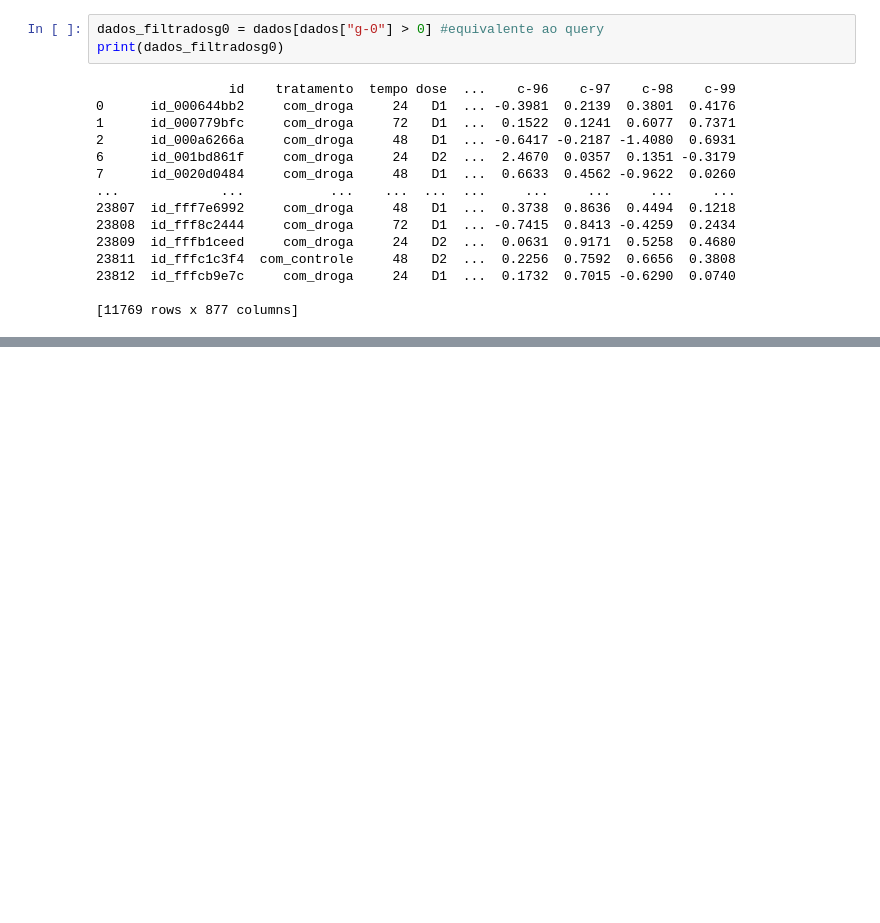
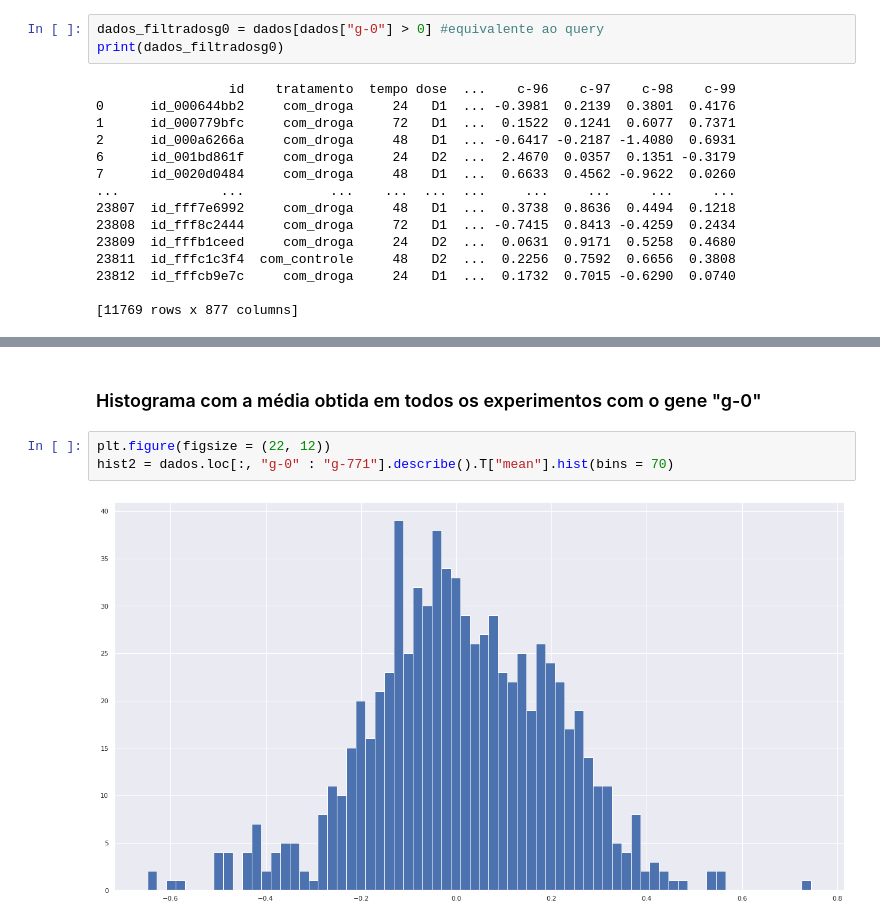
Before and after one commit to RFFSoftwareEngineering/DataScienceProject, a Jupyter notebook: DataScienceProject.ipynb, the cells around one changed output, grey strips where cells are left out. Drawn from its saved outputs; the diff is of its cells as text; blank space fills up the shorter version.

```diff
--- a/DataScienceProject.ipynb
+++ b/DataScienceProject.ipynb
@@ -170,0 +255,7 @@ Até aqui ja podemos observar como essa base de dados oferece uma ampla gama de
+# %% [markdown]
+### Histograma com a média obtida em todos os experimentos com o gene "g-0"
+# %%
+plt.figure(figsize = (22, 12))
+hist2 = dados.loc[:, "g-0" : "g-771"].describe().T["mean"].hist(bins = 70)
+# %% [output]
+[figure, added]
```
Also changed, not shown: parts of 21 cells of this notebook.
